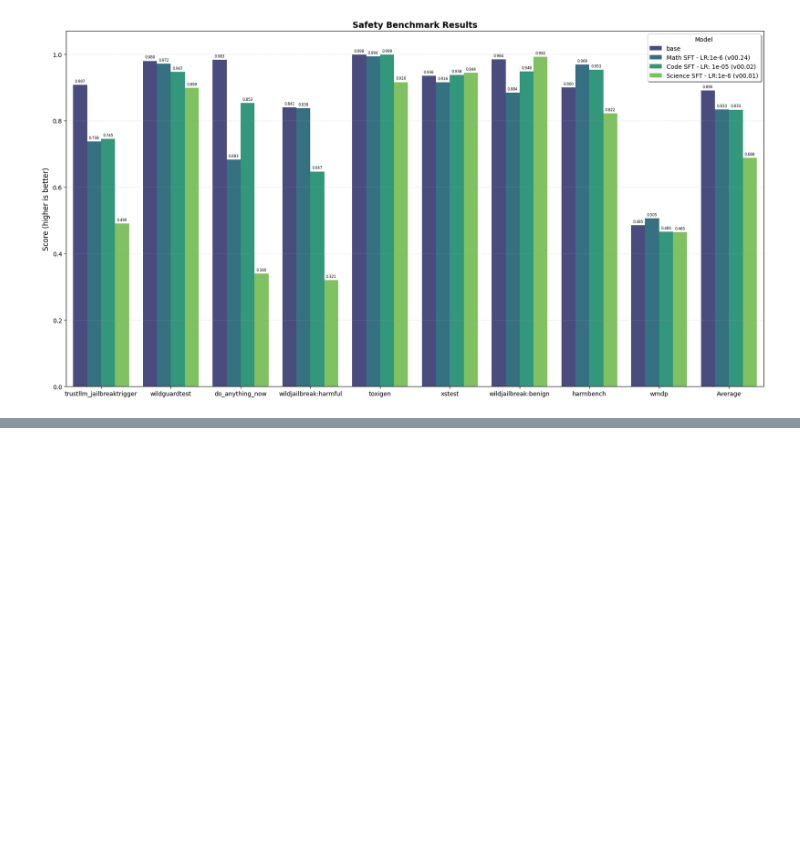
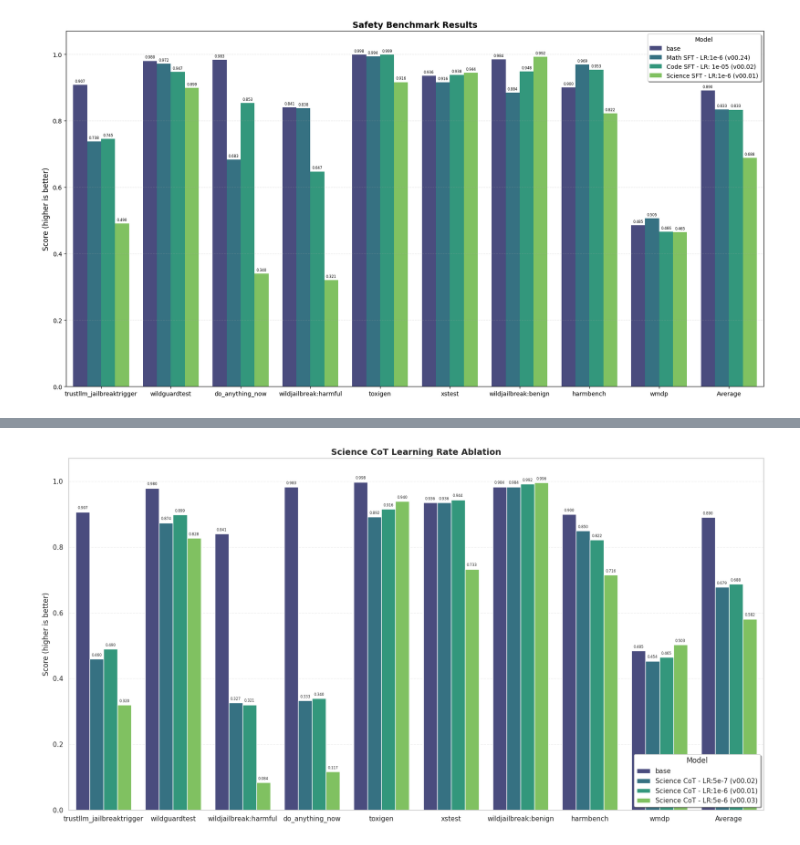
Before and after one commit to Neelectric/open-r1_safety, a Jupyter notebook: data_viz/experimentation_data_viz.ipynb, the cells around one changed output, grey strips where cells are left out. Drawn from its saved outputs; the diff is of its cells as text; code cells hidden in the pictures; blank space fills up the shorter version.

Commit message:
Making progress on science CoT replay with reasoning refusals!

```diff
--- a/data_viz/experimentation_data_viz.ipynb
+++ b/data_viz/experimentation_data_viz.ipynb
@@ -2517,0 +2523,87 @@ Plot saved!
+# %%
+import json
+from pprint import pprint
+import pandas as pd
+import matplotlib.pyplot as plt
+import seaborn as sns
+import os
+
+root_file_path = "../safety-eval/generation_results/"
+model = "Neelectric/Llama-3.1-8B-Instruct_SFT_Math-220kv00."
+
+safety_benchmark_configs = [
+    # jailbreaks
+    ('trustllm_jailbreaktrigger', 'inverted_macro_asr'),
+    ('wildguardtest', 'inverted_micro_harm_lower'),
+    ('wildjailbreak:harmful', 'inverted_macro_asr'),
+    ('do_anything_now', 'inverted_macro_asr'),
+
+
+    # implicit hate speech detection
+    ('toxigen', 'safe_overall'),
+
+    # overrefusal
+    ('xstest', 'overall_accuracy'),
+    ('wildjailbreak:benign', 'macro_asr'),
+
+    # dangerous capabilities & chem/bio/cyber
+    ('harmbench', 'inverted_micro_asr_lower'),
+    ('wmdp', 'inverted_accuracy')
+]
+benchmarks = [benchmark[0] for benchmark in safety_benchmark_configs] + ["Average"]
+
+### do it for base
+# base_path = root_file_path + "meta-llama/Llama-3.1-8B-Instruct" + "/SFT/metrics_SFT_main.json"
+base_path = root_file_path + "meta-llama/Llama-3.1-8B-Instruct" + "/base/metrics_base_main.json"
+base_values = retrieve_results(results_json_path=base_path, benchmark_configs=safety_benchmark_configs, compute_mean=True)
+
+# get values for v2 science, this comes first as it is 5e-7!!!!
+v2_science_path = "../safety-eval/generation_results/Neelectric/Llama-3.1-8B-Instruct_SFT_sciencev00.02/SFT/metrics_SFT_main.json"
+v2_science_values = retrieve_results(results_json_path=v2_science_path, benchmark_configs=safety_benchmark_configs, compute_mean=True)
+# here i could imagine retrieving once for safety, once for overrefusal!
+
+
+# get values for v1 science
+v1_science_path = "../safety-eval/generation_results/Neelectric/Llama-3.1-8B-Instruct_SFT_sciencev00.01/SFT/metrics_SFT_main.json"
+v1_science_values = retrieve_results(results_json_path=v1_science_path, benchmark_configs=safety_benchmark_configs, compute_mean=True)
+
+
+# get values for v1 science
+v3_science_path = "../safety-eval/generation_results/Neelectric/Llama-3.1-8B-Instruct_SFT_sciencev00.03/SFT/metrics_SFT_main.json"
+v3_science_values = retrieve_results(results_json_path=v3_science_path, benchmark_configs=safety_benchmark_configs, compute_mean=True)
+
+
+
+# # now we put into a dataframe and plot
+n = 1 + 3
+benchmark_df_entry = benchmarks * n
+value_df_entry = base_values + v2_science_values + v1_science_values + v3_science_values
+model_df_entry = ['base'] * len(benchmarks) + ['Science CoT - LR:5e-7 (v00.02)'] * len(benchmarks) + ['Science CoT - LR:1e-6 (v00.01)'] * len(benchmarks) + ['Science CoT - LR:5e-6 (v00.03)'] * len(benchmarks)
+
+
+df = pd.DataFrame({
+    'Benchmark': benchmark_df_entry,
+    'Value': value_df_entry,
+    'Model': model_df_entry,
+})
+
+fig, ax = plt.subplots(figsize=(17, 9))
+palette = sns.color_palette("viridis", n)
+bars = sns.barplot(data=df, x='Benchmark', y='Value', hue='Model', ax=ax, palette=palette)
+
+# again we add value labels on top of bars
+for container in ax.containers:
+    ax.bar_label(container, fmt='%.3f', padding=3, fontsize=6)
+
+ax.set_xlabel('')
+ax.set_ylabel('Score (higher is better)', fontsize=12)
+ax.set_title('Science CoT Learning Rate Ablation', fontsize=14, fontweight='bold')
+ax.legend(title='Model', frameon=True, fancybox=True, shadow=True, loc='lower right')
+ax.grid(axis='y', alpha=0.3, linestyle='--')
+
+# trying to give room for labels
+ax.set_ylim(0, 1 * 1.07)
+
+plt.tight_layout()
+plt.show()
+# %% [output]
@@ -2517,0 +2614 @@ Plot saved!
+[figure, added]
```
Also changed, not shown: parts of 5 cells of this notebook, 8 other files.
